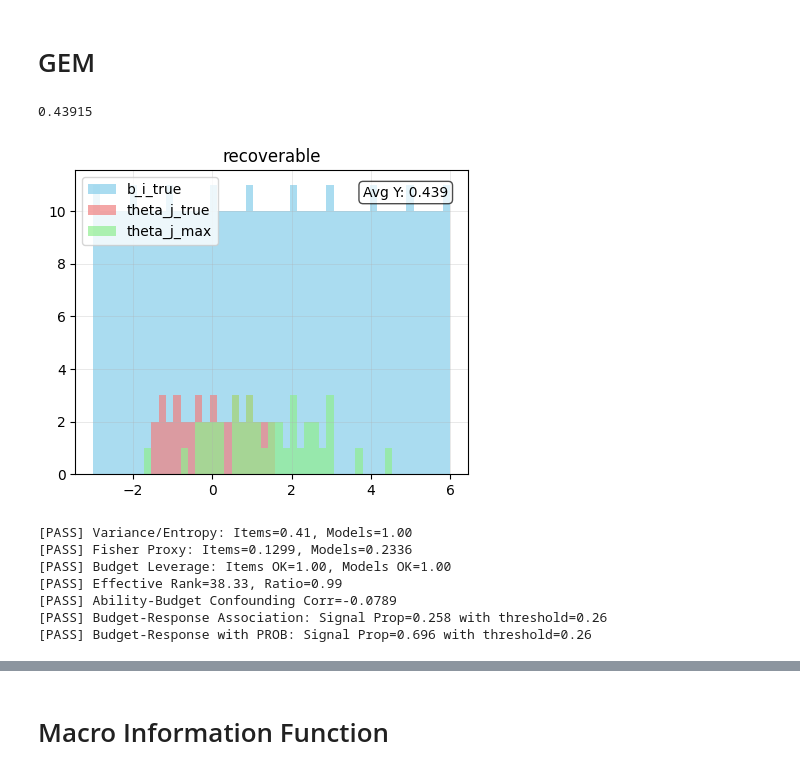
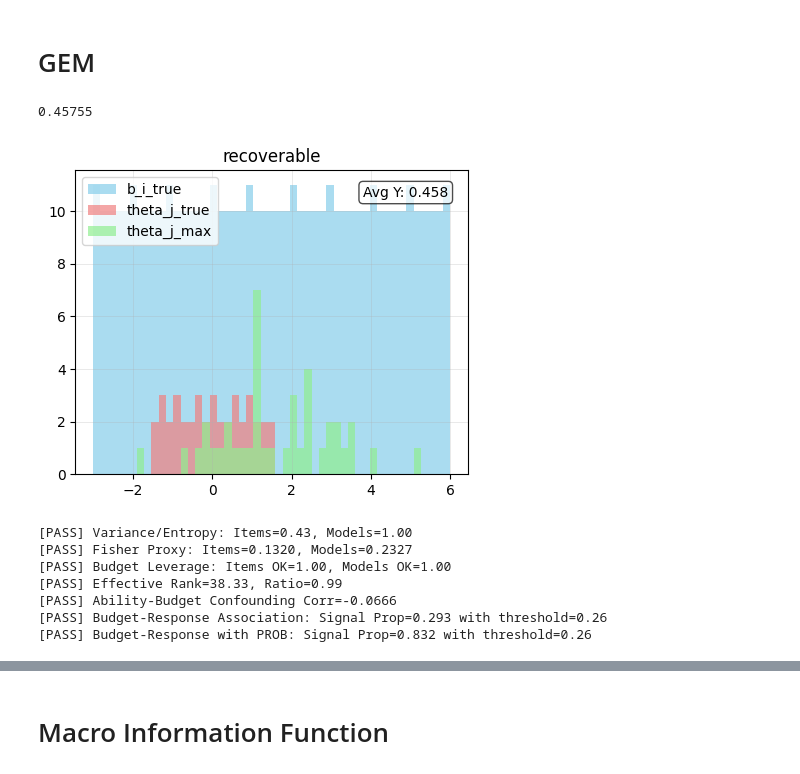
Before and after one commit to ratthachat/reasoning-aware-irt, a Jupyter notebook: notebooks/toy.ipynb, the cells around one changed output, grey strips where cells are left out. Cells and saved outputs as stored; diff of their text form; code cells hidden in the pictures.

```diff
--- a/notebooks/toy.ipynb
+++ b/notebooks/toy.ipynb
@@ -93,25 +93,25 @@ _,_ = plot_precheck_results(all_results)
 # %% [markdown]
 # GEM
 # %%
-toy_data = make_reasoning_aware_3pl_toy(Q=500, c_val=0.01,
-                                        b_span_low=  -3, b_span_high= 6,frac_gate_on=0.8)
+toy_data = make_reasoning_aware_3pl_toy(Q=500, c_val=0.001,
+                                        b_span_low=  -3, b_span_high= 6,frac_gate_on=0.999)
 
 print(toy_data['Y_ij'].mean())
 _, _ = plot_multiple_b_theta_histograms([toy_data], ['recoverable'], plots_per_row=2, avg_Y_list=[toy_data['Y_ij'].mean()])
 # %% [output]
-0.43915
+0.45755
-[figure, old version]
+[figure, new version]
 # %%
 chk = DataPreChecker(Y_ij=toy_data['Y_ij'], B_ij=toy_data['B_ij'], P_ij=toy_data.get('P_ij'))
 ok, warn, res = chk.run_all_tests()
 # %% [output]
-[PASS] Variance/Entropy: Items=0.41, Models=1.00
-[PASS] Fisher Proxy: Items=0.1299, Models=0.2336
+[PASS] Variance/Entropy: Items=0.43, Models=1.00
+[PASS] Fisher Proxy: Items=0.1320, Models=0.2327
 [PASS] Budget Leverage: Items OK=1.00, Models OK=1.00
 [PASS] Effective Rank=38.33, Ratio=0.99
-[PASS] Ability-Budget Confounding Corr=-0.0789
-[PASS] Budget-Response Association: Signal Prop=0.258 with threshold=0.26
-[PASS] Budget-Response with PROB: Signal Prop=0.696 with threshold=0.26
+[PASS] Ability-Budget Confounding Corr=-0.0666
+[PASS] Budget-Response Association: Signal Prop=0.293 with threshold=0.26
+[PASS] Budget-Response with PROB: Signal Prop=0.832 with threshold=0.26
 # %%
 from reasoning_aware_irt.gem import CalibrationData, CalibrationConfig
 from reasoning_aware_irt.gem import ReasoningAware3PLCalibrator
```
Also changed, not shown: parts of 10 cells of this notebook, 1 other file.
